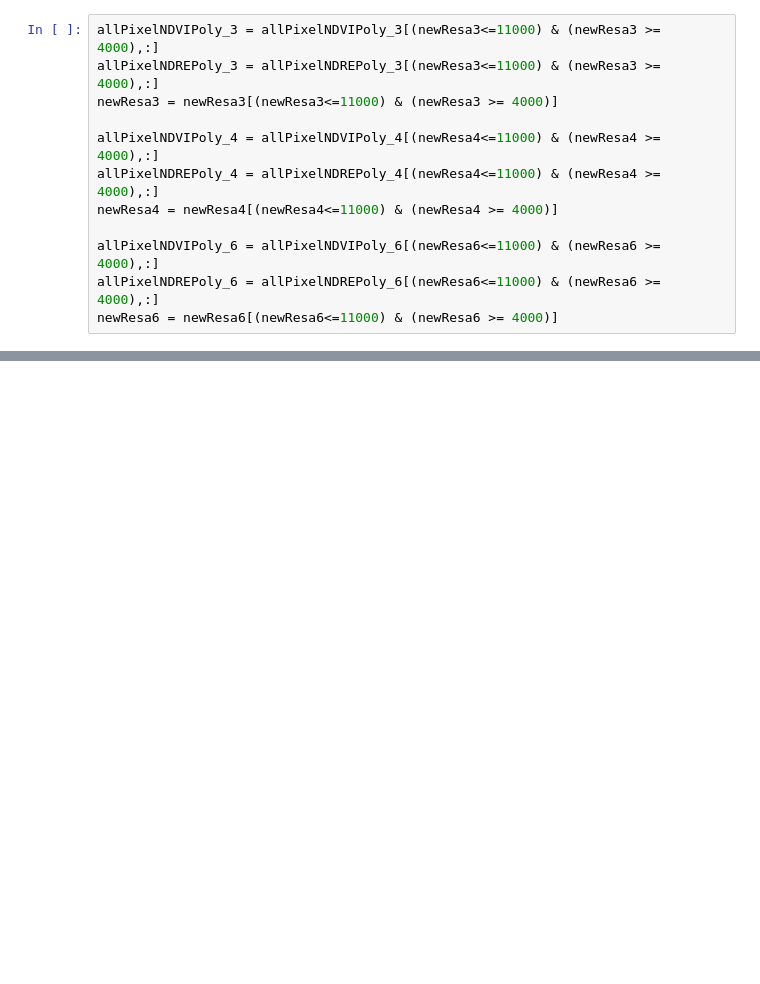
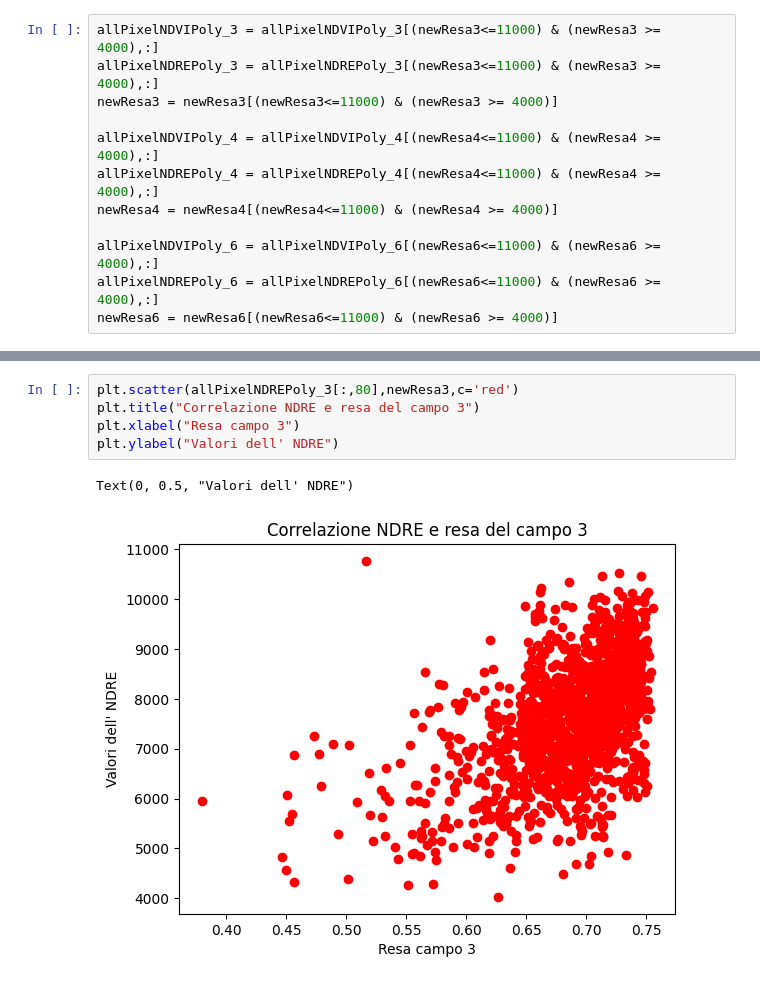
Before and after one commit to Simone-Scalella/BigDataProject, a Jupyter notebook: correlazione_resa_indici.ipynb, the cells around one changed output, grey strips where cells are left out. Cells and saved outputs as stored; diff of their text form; blank space fills up the shorter version.

```diff
--- a/correlazione_resa_indici.ipynb
+++ b/correlazione_resa_indici.ipynb
@@ -47,0 +70,8 @@ newResa6 = newResa6[(newResa6<=11000) & (newResa6 >= 4000)]
+# %%
+plt.scatter(allPixelNDREPoly_3[:,80],newResa3,c='red')
+plt.title("Correlazione NDRE e resa del campo 3")
+plt.xlabel("Resa campo 3")
+plt.ylabel("Valori dell' NDRE")
+# %% [output]
+Text(0, 0.5, "Valori dell' NDRE")
+[figure, added]
```
Also changed, not shown: parts of 7 cells of this notebook.
